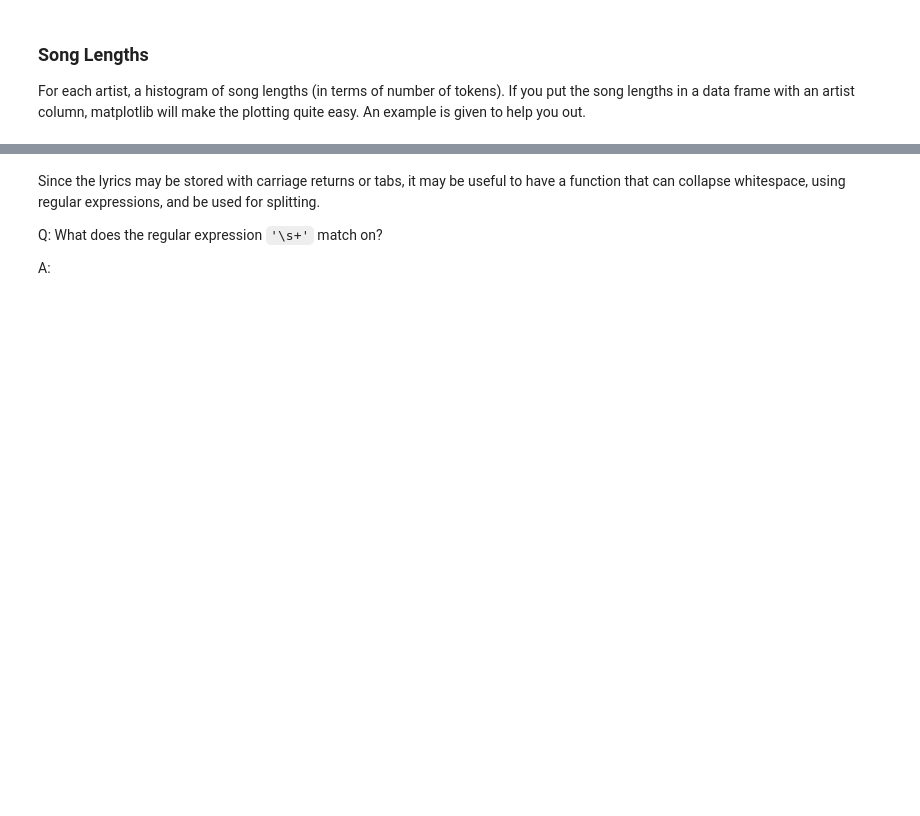
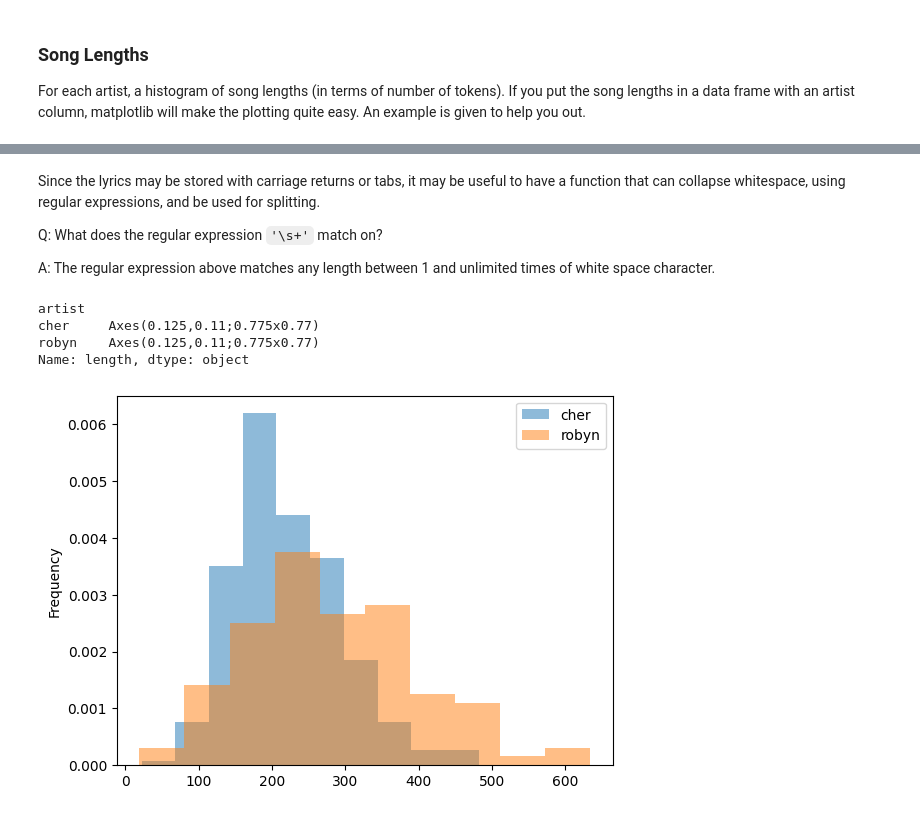
Before and after one commit to mchang674/ads509_assignment2, a Jupyter notebook: Lyrics and Description EDA.ipynb, the cells around one changed output, grey strips where cells are left out. Cells and saved outputs as stored; diff of their text form; code cells hidden in the pictures; blank space fills up the shorter version.

```diff
--- a/Lyrics and Description EDA.ipynb
+++ b/Lyrics and Description EDA.ipynb
@@ -112,10 +112,9 @@ for artist in os.listdir(os.path.join(data_location,lyrics_folder)):
 
         with open(song_path, 'r', encoding='utf-8') as s:
             lyrics = s.read()
-            title = re.sub(path + '/'+artist +'_' , '', song_path)
-            title = re.sub('.txt', '', title)
+            title = str(re.findall(r'".+"', lyrics))
+            title = title[3:-3]
             lyrics_c = re.sub('^".+"', '', lyrics)
-
             lyric_df.append({
                 'artist' :artist,
                 'song_title': title,
@@ -281,12 +317,22 @@ Since the lyrics may be stored with carriage returns or tabs, it may be useful t
 
 Q: What does the regular expression `'\s+'` match on?
 
-A:
+A: The regular expression above matches any length between 1 and unlimited times of white space character.
 # %%
 collapse_whitespace = re.compile(r'\s+')
 
 def tokenize_lyrics(lyric) :
     """strip and split on whitespace"""
-    return([item.lower() for item in collapse_whitespace.split(lyric)])
+    return(len([item.lower() for item in collapse_whitespace.split(lyric)]))
+# %%
+lyric_df['length'] = lyric_df['lyrics'].apply(tokenize_lyrics)
 # %%
 # Your lyric length comparison chart here.
+
+lyric_df.groupby('artist')['length'].plot(kind="hist",density=True,alpha=0.5,legend=True)
+# %% [output]
+artist
+cher     Axes(0.125,0.11;0.775x0.77)
+robyn    Axes(0.125,0.11;0.775x0.77)
+Name: length, dtype: object
+[figure, added]
```
Also changed, not shown: parts of 5 cells of this notebook.
